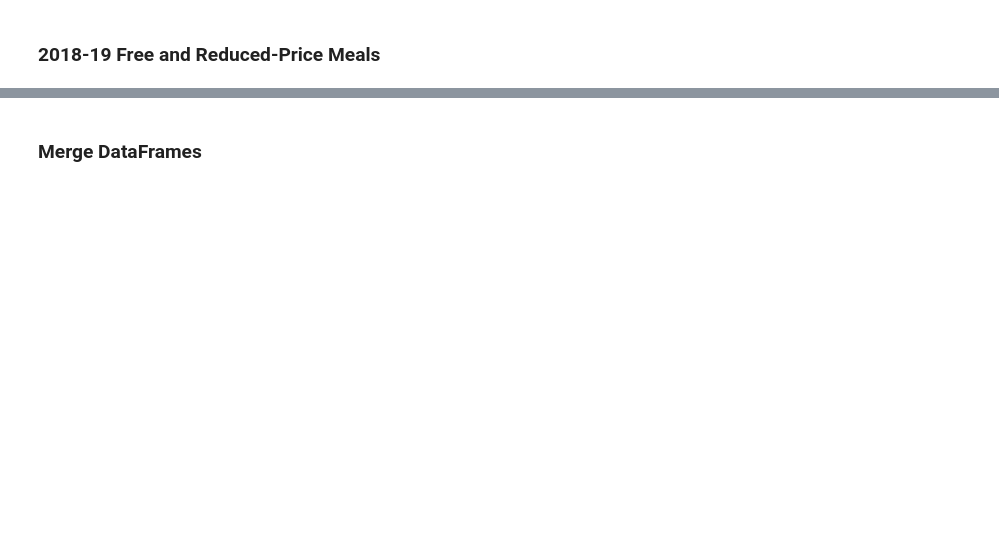
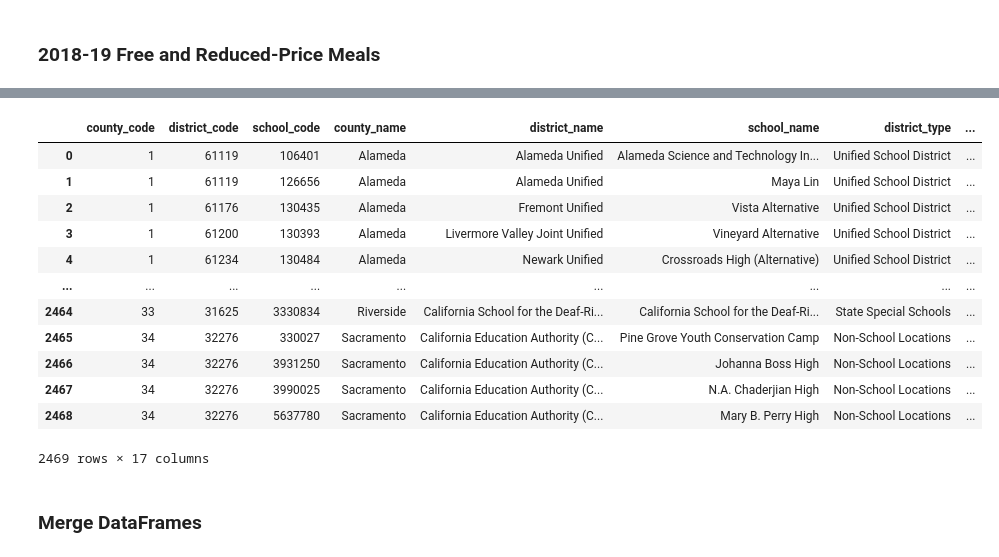
Before and after one commit to brandiehatch/project-1, a Jupyter notebook: hatch_frpm_sat_act_ca_2022.ipynb, the cells around one changed output, grey strips where cells are left out. Saved outputs shown, nothing was run; the diff lists cells and outputs as text; code cells hidden in the pictures; blank space fills up the shorter version.

```diff
--- a/hatch_frpm_sat_act_ca_2022.ipynb
+++ b/hatch_frpm_sat_act_ca_2022.ipynb
@@ -177,3 +332,33 @@ frpm1819 = pd.read_csv("./data/frpm_1819_ca.csv")
+# %%
+# Remove extra columns of data that are not needed for this project
+frpm1819.drop(columns=['Academic Year',
+'CALPADS Fall 1 \nCertification Status',
+'Percent (%) \nEligible FRPM \n(Ages 5-17)',
+'FRPM Count \n(Ages 5-17)',
+'Percent (%) \nEligible Free \n(Ages 5-17)',
+'Free Meal \nCount \n(Ages 5-17)',
+'Enrollment \n(Ages 5-17)',
+'NSLP \nProvision \nStatus',
+'Educational \nOption Type',
+'Charter \nSchool \nNumber',
+'Charter \nFunding \nType']
+)
+
+# Need finish dropping columns: IRC, Low Grade, High Grade, and any others?
+# %% [output]
+|  | county_code | district_code | school_code | county_name | district_name | school_name | district_type | ... |
+| 0 | 1 | 61119 | 106401 | Alameda | Alameda Unified | Alameda Science and Technology In... | Unified School District | ... |
+| 1 | 1 | 61119 | 126656 | Alameda | Alameda Unified | Maya Lin | Unified School District | ... |
+| 2 | 1 | 61176 | 130435 | Alameda | Fremont Unified | Vista Alternative | Unified School District | ... |
+| 3 | 1 | 61200 | 130393 | Alameda | Livermore Valley Joint Unified | Vineyard Alternative | Unified School District | ... |
+| 4 | 1 | 61234 | 130484 | Alameda | Newark Unified | Crossroads High (Alternative) | Unified School District | ... |
+| ... | ... | ... | ... | ... | ... | ... | ... | ... |
+| 2464 | 33 | 31625 | 3330834 | Riverside | California School for the Deaf-Ri... | California School for the Deaf-Ri... | State Special Schools | ... |
+| 2465 | 34 | 32276 | 330027 | Sacramento | California Education Authority (C... | Pine Grove Youth Conservation Camp | Non-School Locations | ... |
+| 2466 | 34 | 32276 | 3931250 | Sacramento | California Education Authority (C... | Johanna Boss High | Non-School Locations | ... |
+| 2467 | 34 | 32276 | 3990025 | Sacramento | California Education Authority (C... | N.A. Chaderjian High | Non-School Locations | ... |
+| 2468 | 34 | 32276 | 5637780 | Sacramento | California Education Authority (C... | Mary B. Perry High | Non-School Locations | ... |
+2469 rows × 17 columns
 # %% [markdown]
 ### Merge DataFrames
 # %% [markdown]
```
Also changed, not shown: parts of 10 cells of this notebook, 1 other file.
